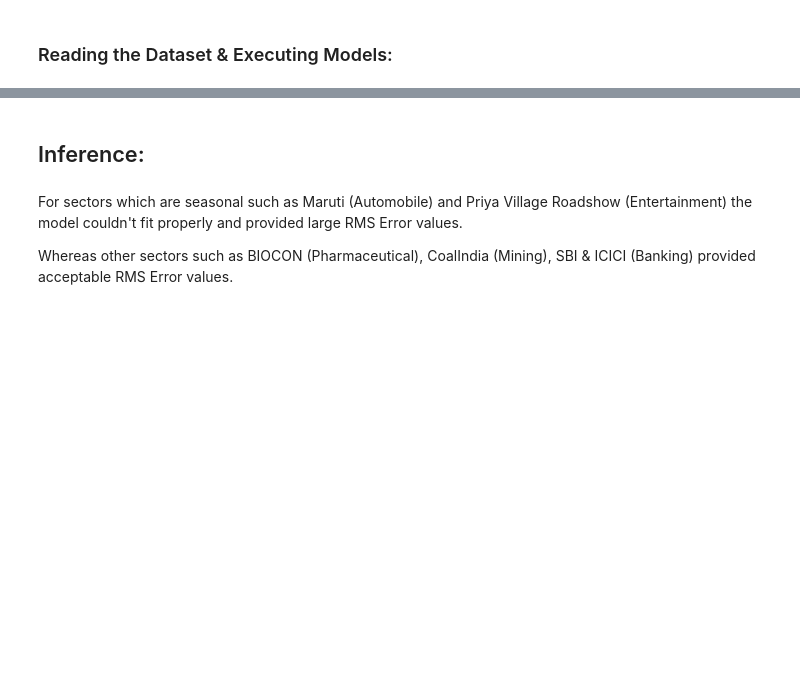
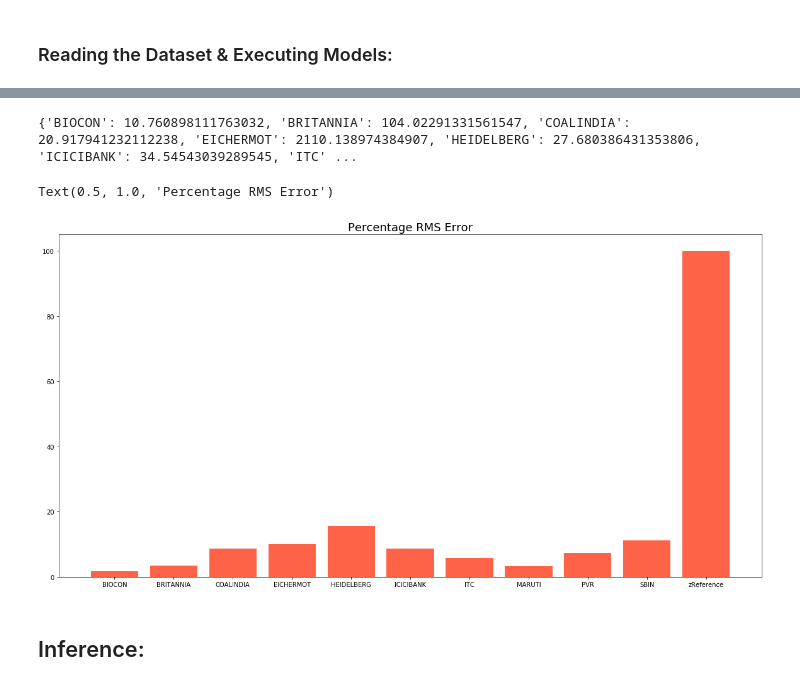
Before and after one commit to kmunshi97/Stock-Market-Analysis, a Jupyter notebook: ARIMA.ipynb, the cells around one changed output, grey strips where cells are left out. Drawn from its saved outputs; the diff is of its cells as text; code cells hidden in the pictures; blank space fills up the shorter version.

Commit message:
Updated models

```diff
--- a/ARIMA.ipynb
+++ b/ARIMA.ipynb
@@ -181,6 +207,34 @@ print(rmseStock)
+# %%
+print(rmseStock)
+for stock in rmseStock:
+    if stock == 'BIOCON':
+        rmseStock[stock] = (rmseStock[stock] / 627.68) * 100
+    elif stock == 'BRITANNIA':
+        rmseStock[stock] = (rmseStock[stock] / 2970.17) * 100
+    elif stock == 'COALINDIA':
+        rmseStock[stock] = (rmseStock[stock] / 240.90) * 100
+    elif stock == 'EICHERMOT':
+        rmseStock[stock] = (rmseStock[stock] / 21131.52) * 100
+    elif stock == 'HEIDELBERG':
+        rmseStock[stock] = (rmseStock[stock] / 177.81) * 100
+    elif stock == 'ICICIBANK':
+        rmseStock[stock] = (rmseStock[stock] / 395.63) * 100
+    elif stock == 'ITC':
+        rmseStock[stock] = (rmseStock[stock] / 302.46) * 100
+    elif stock == 'MARUTI':
+        rmseStock[stock] = (rmseStock[stock] / 7179.12) * 100
+    elif stock == 'PVR':
+        rmseStock[stock] = (rmseStock[stock] / 1699.61) * 100
+    elif stock == 'SBIN':
+        rmseStock[stock] = (rmseStock[stock] / 312.15) * 100
+
+rmseStock['zReference'] = 100
+
+plt.bar(list(rmseStock.keys()), rmseStock.values(), color='tomato')
+plt.title("Percentage RMS Error", fontsize = 18)
+# %% [output]
+{'BIOCON': 10.760898111763032, 'BRITANNIA': 104.02291331561547, 'COALINDIA': 20.917941232112238, 'EICHERMOT': 2110.138974384907, 'HEIDELBERG': 27.680386431353806, 'ICICIBANK': 34.54543039289545, 'ITC' ...
+Text(0.5, 1.0, 'Percentage RMS Error')
+[figure, added]
 # %% [markdown]
 ## Inference:
-# %% [markdown]
-For sectors which are seasonal such as Maruti (Automobile) and Priya Village Roadshow (Entertainment) the model couldn't fit properly and provided large RMS Error values.
-
-Whereas other sectors such as BIOCON (Pharmaceutical), CoalIndia (Mining), SBI & ICICI (Banking) provided acceptable RMS Error values.
```
Also changed, not shown: parts of 3 cells of this notebook, 5 other files.
